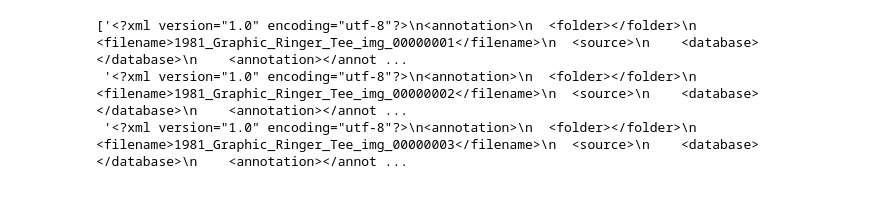
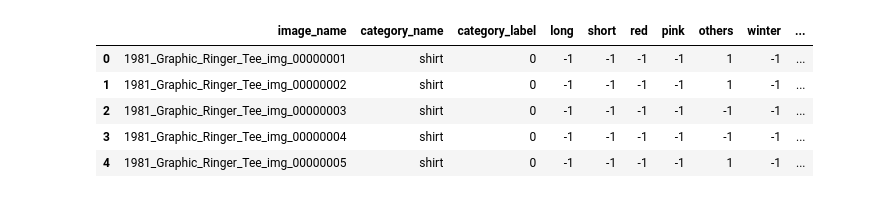
Before and after one commit to starsuzi/deep-fashion, a Jupyter notebook: convert-to-xml.ipynb, the cells around one changed output. Drawn from its saved outputs; the diff is of its cells as text; code cells hidden in the pictures.

```diff
--- a/convert-to-xml.ipynb
+++ b/convert-to-xml.ipynb
@@ -174,6 +0,0 @@ lst_f = f_xml.split('\n\n')
-# %%
-lst_f
-# %% [output]
-['<?xml version="1.0" encoding="utf-8"?>\n<annotation>\n  <folder></folder>\n  <filename>1981_Graphic_Ringer_Tee_img_00000001</filename>\n  <source>\n    <database></database>\n    <annotation></annot ...
- '<?xml version="1.0" encoding="utf-8"?>\n<annotation>\n  <folder></folder>\n  <filename>1981_Graphic_Ringer_Tee_img_00000002</filename>\n  <source>\n    <database></database>\n    <annotation></annot ...
- '<?xml version="1.0" encoding="utf-8"?>\n<annotation>\n  <folder></folder>\n  <filename>1981_Graphic_Ringer_Tee_img_00000003</filename>\n  <source>\n    <database></database>\n    <annotation></annot ...
@@ -184,0 +10,2 @@ for i, xml_file in enumerate(lst_f):
+# %%
+df_attr_chosen= pd.read_csv('./Anno/changed/etri/attr_chosen.csv')
@@ -184,0 +14,9 @@ for i, xml_file in enumerate(lst_f):
+# %%
+df_attr_chosen.head()
+# %% [output]
+|  | image_name | category_name | category_label | long | short | red | pink | others | winter | ... |
+| 0 | 1981_Graphic_Ringer_Tee_img_00000001 | shirt | 0 | -1 | -1 | -1 | -1 | 1 | -1 | ... |
+| 1 | 1981_Graphic_Ringer_Tee_img_00000002 | shirt | 0 | -1 | -1 | -1 | -1 | 1 | -1 | ... |
+| 2 | 1981_Graphic_Ringer_Tee_img_00000003 | shirt | 0 | -1 | -1 | -1 | -1 | -1 | -1 | ... |
+| 3 | 1981_Graphic_Ringer_Tee_img_00000004 | shirt | 0 | -1 | -1 | -1 | -1 | -1 | -1 | ... |
+| 4 | 1981_Graphic_Ringer_Tee_img_00000005 | shirt | 0 | -1 | -1 | -1 | -1 | 1 | -1 | ... |
```
Also changed, not shown: parts of 38 cells of this notebook.
